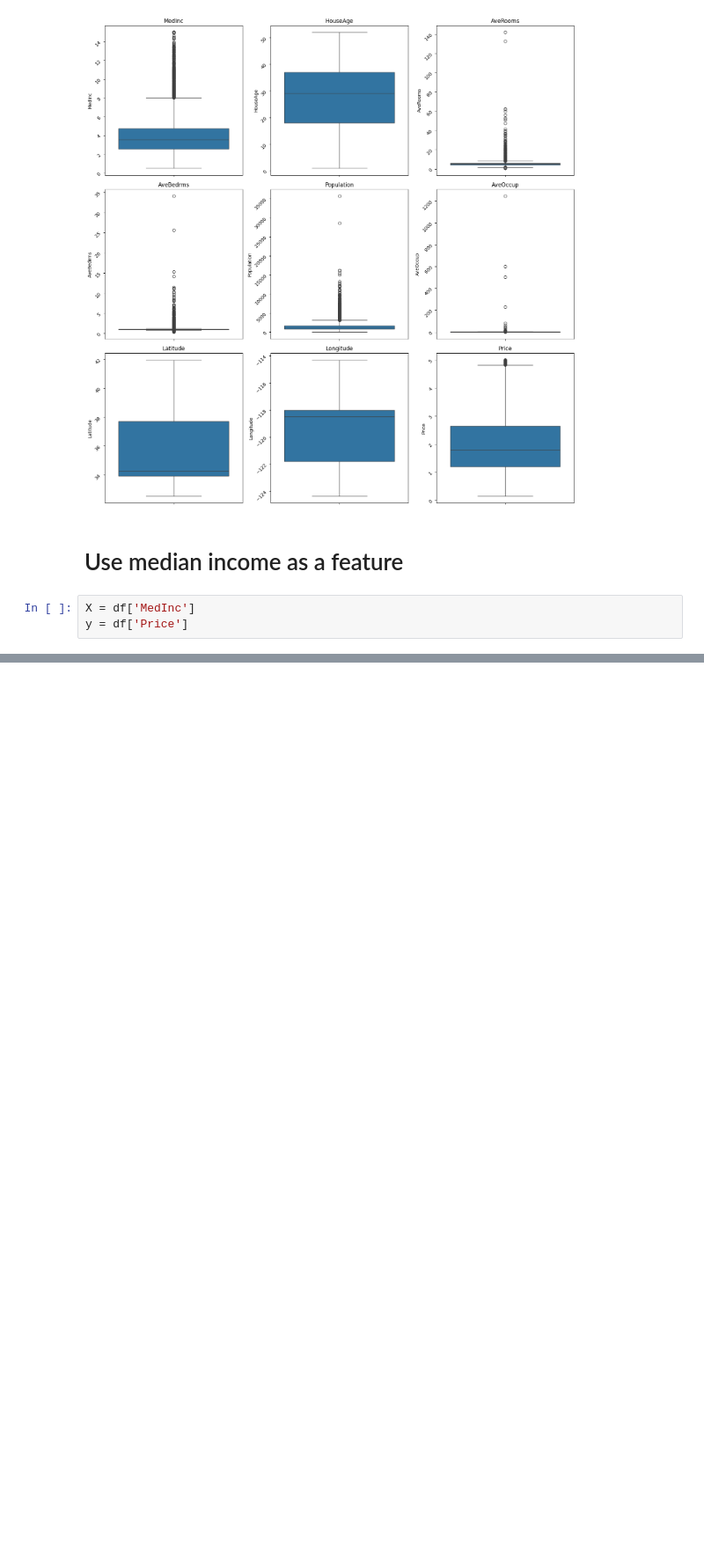
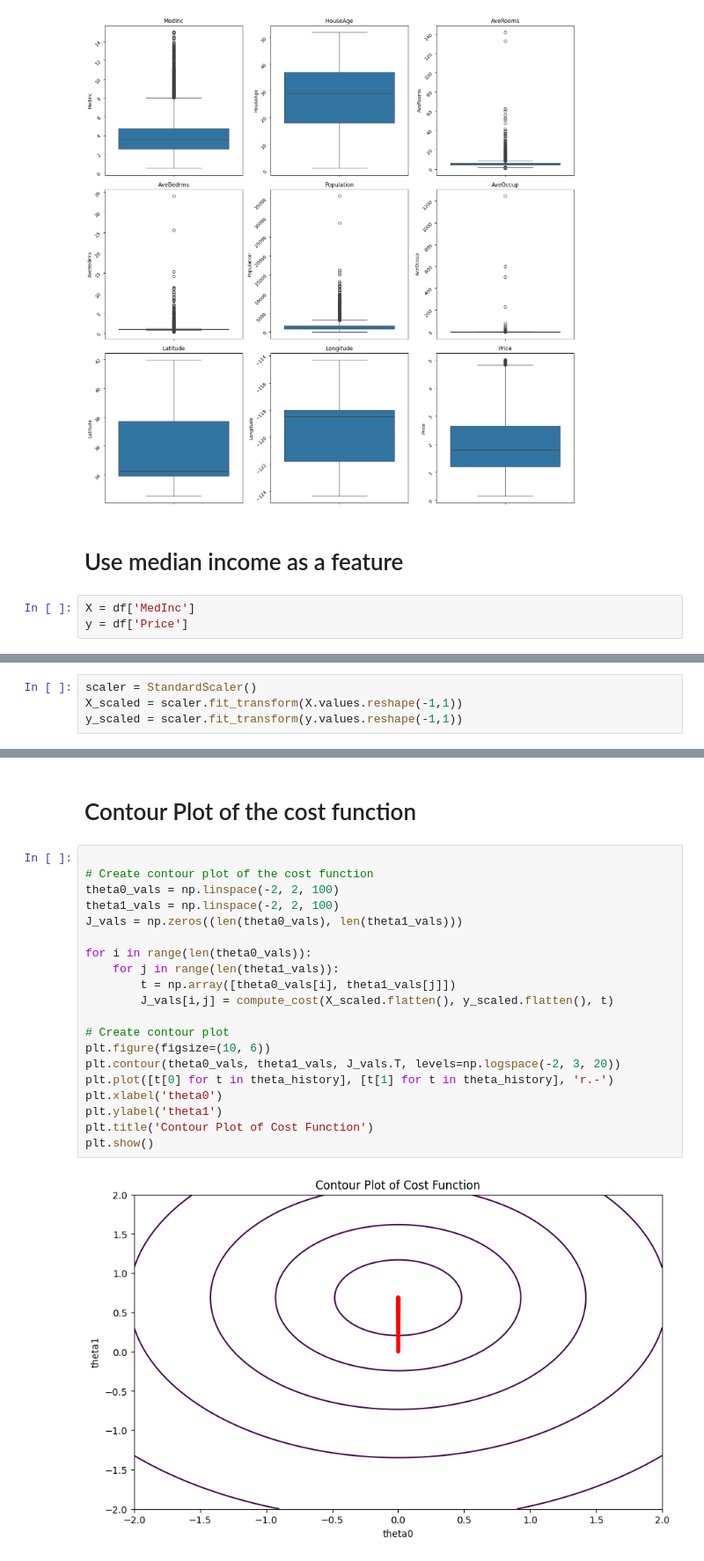
Before and after one commit to Yc3t/ml-noteboooks, a Jupyter notebook: linear-regression.ipynb, the cells around one changed output, grey strips where cells are left out. Shown at 88% size. Cells and saved outputs as stored; diff of their text form; blank space fills up the shorter version.

```diff
--- a/linear-regression.ipynb
+++ b/linear-regression.ipynb
@@ -92,0 +104,4 @@ y = df['Price']
+# %%
+scaler = StandardScaler()
+X_scaled = scaler.fit_transform(X.values.reshape(-1,1))
+y_scaled = scaler.fit_transform(y.values.reshape(-1,1))
@@ -92,0 +192,24 @@ y = df['Price']
+# %% [markdown]
+# Contour Plot of the cost function
+# %%
+
+# Create contour plot of the cost function
+theta0_vals = np.linspace(-2, 2, 100)
+theta1_vals = np.linspace(-2, 2, 100)
+J_vals = np.zeros((len(theta0_vals), len(theta1_vals)))
+
+for i in range(len(theta0_vals)):
+    for j in range(len(theta1_vals)):
+        t = np.array([theta0_vals[i], theta1_vals[j]])
+        J_vals[i,j] = compute_cost(X_scaled.flatten(), y_scaled.flatten(), t)
+
+# Create contour plot
+plt.figure(figsize=(10, 6))
+plt.contour(theta0_vals, theta1_vals, J_vals.T, levels=np.logspace(-2, 3, 20))
+plt.plot([t[0] for t in theta_history], [t[1] for t in theta_history], 'r.-')
+plt.xlabel('theta0')
+plt.ylabel('theta1')
+plt.title('Contour Plot of Cost Function')
+plt.show()
+# %% [output]
+[figure, added]
```
Also changed, not shown: parts of 14 cells of this notebook.
